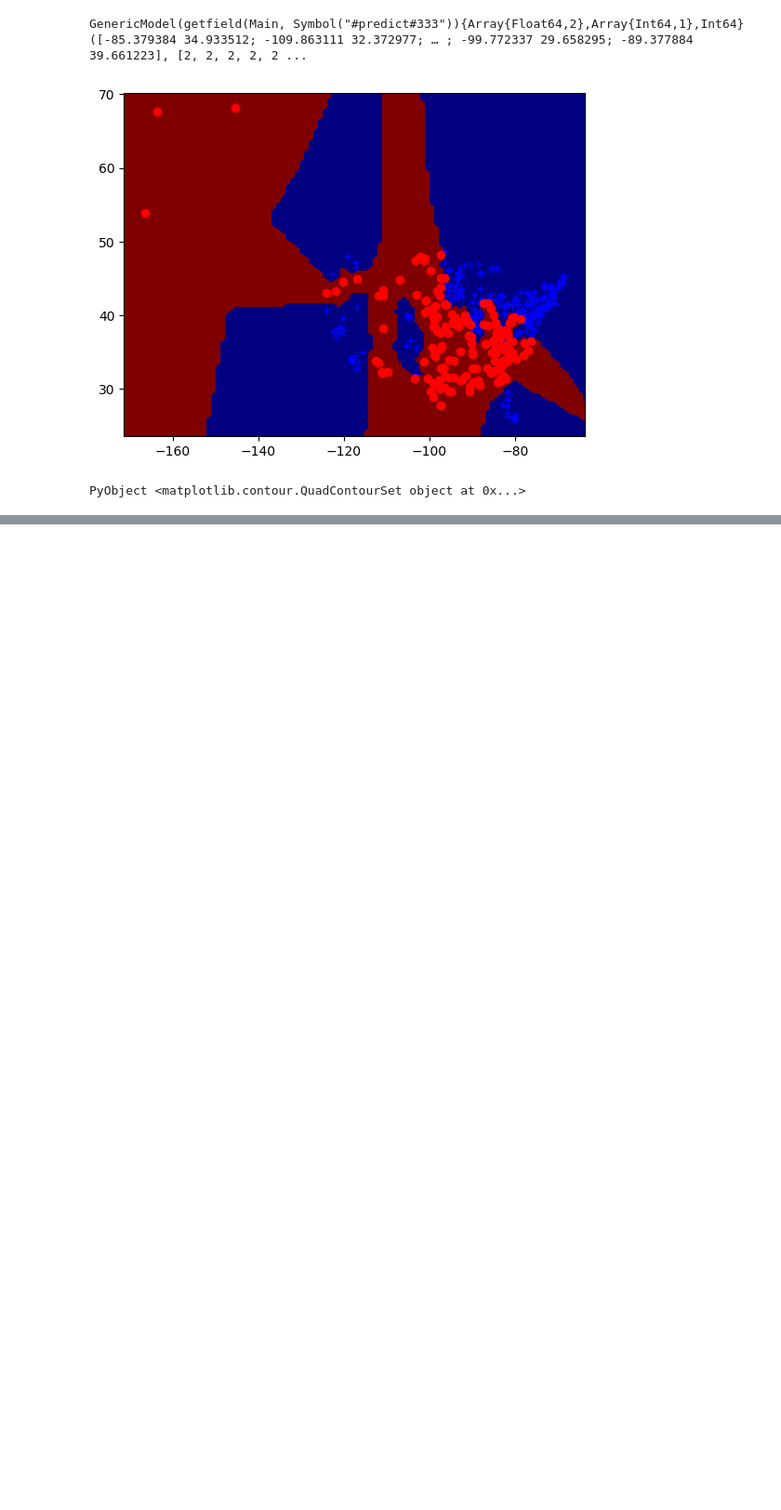
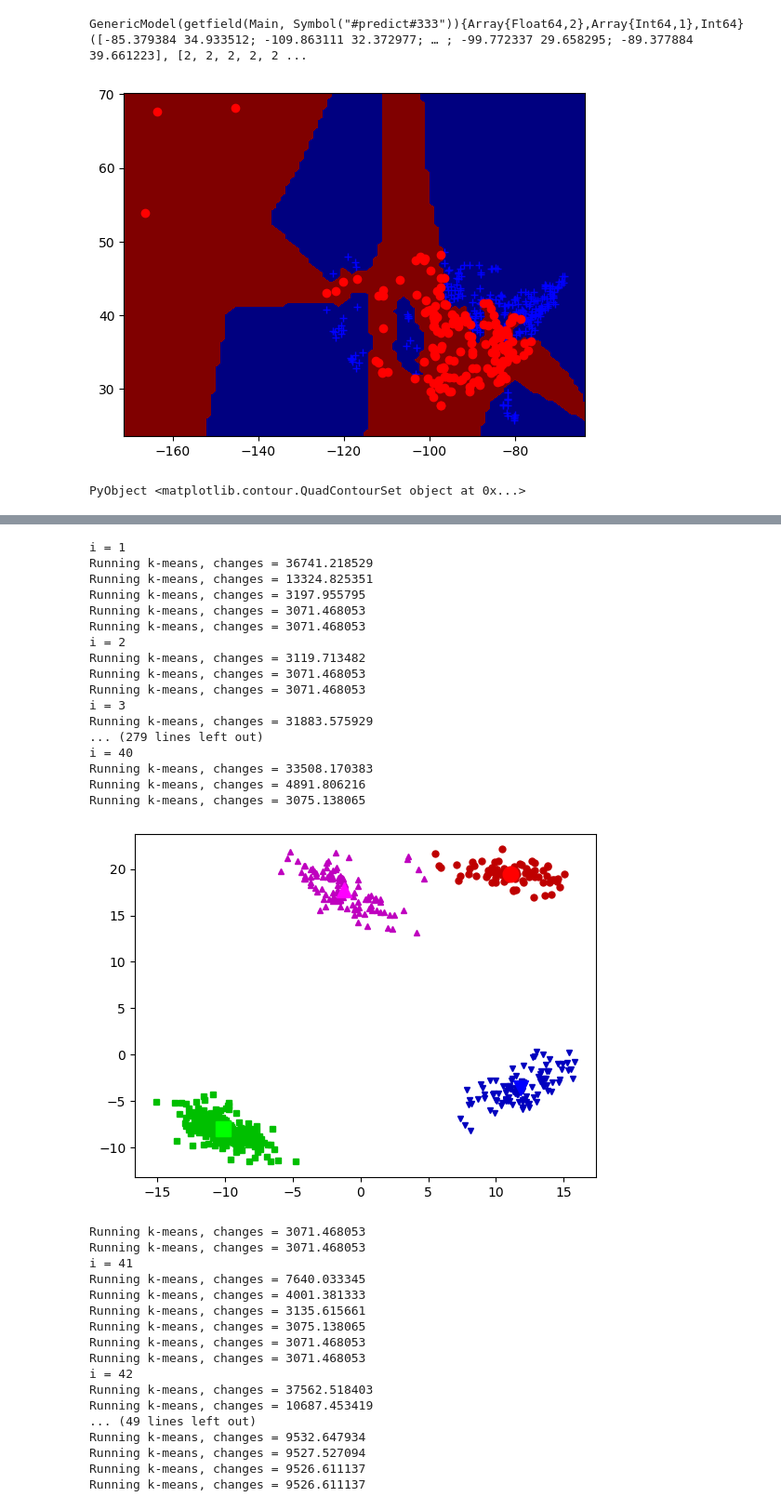
Before and after one commit to ZijiaZhang/CPSC340Assignments, a Jupyter notebook: A2/a2/Untitled.ipynb, the cells around one changed output, grey strips where cells are left out. Shown at 93% size. Saved outputs shown, nothing was run; the diff lists cells and outputs as text; code cells hidden in the pictures; blank space fills up the shorter version.

```diff
--- a/A2/a2/Untitled.ipynb
+++ b/A2/a2/Untitled.ipynb
@@ -228,10 +215,0 @@ Test Error cknn with 2-nearest neighbours: 0.229
-# %%
-include("plot2Dclassifier.jl")
-using JLD
-dataName = "citiesBig2.jld"
-X = load(dataName,"X")
-y = load(dataName,"y")
-Xtest = load(dataName,"Xtest")
-ytest = load(dataName,"ytest")
-model = cknn(X,y,1)
-plot2Dclassifier(X,y,model)
@@ -302,0 +228,61 @@ Test Error with 1-nearest neighbours: 0.241
+# %%
+using JLD
+X = load("clusterData.jld","X")
+
+# K-means clustering
+k = 4
+include("kMeans.jl")
+goodmodel = 0
+goodErrors = Inf
+
+
+for i in 1:50
+    @show i
+    model = kMeans(X,k,doPlot=false);
+    y = model.predict(X);
+    thisError = kMeansError(X,y,model.W);
+    if (goodErrors - thisError > 0)
+        goodErrors = thisError
+        goodmodel = model
+    end
+end
+
+y = goodmodel.predict(X)
+include("clustering2Dplot.jl")
+clustering2Dplot(X,y,goodmodel.W)
+# %% [output]
+i = 1
+Running k-means, changes = 36741.218529
+Running k-means, changes = 13324.825351
+Running k-means, changes = 3197.955795
+Running k-means, changes = 3071.468053
+Running k-means, changes = 3071.468053
+i = 2
+Running k-means, changes = 3119.713482
+Running k-means, changes = 3071.468053
+Running k-means, changes = 3071.468053
+i = 3
+Running k-means, changes = 31883.575929
+... (279 lines left out)
+i = 40
+Running k-means, changes = 33508.170383
+Running k-means, changes = 4891.806216
+Running k-means, changes = 3075.138065
+[figure, added]
+Running k-means, changes = 3071.468053
+Running k-means, changes = 3071.468053
+i = 41
+Running k-means, changes = 7640.033345
+Running k-means, changes = 4001.381333
+Running k-means, changes = 3135.615661
+Running k-means, changes = 3075.138065
+Running k-means, changes = 3071.468053
+Running k-means, changes = 3071.468053
+i = 42
+Running k-means, changes = 37562.518403
+Running k-means, changes = 10687.453419
+... (49 lines left out)
+Running k-means, changes = 9532.647934
+Running k-means, changes = 9527.527094
+Running k-means, changes = 9526.611137
+Running k-means, changes = 9526.611137
```
Also changed, not shown: parts of 13 cells of this notebook, 41 other files.
